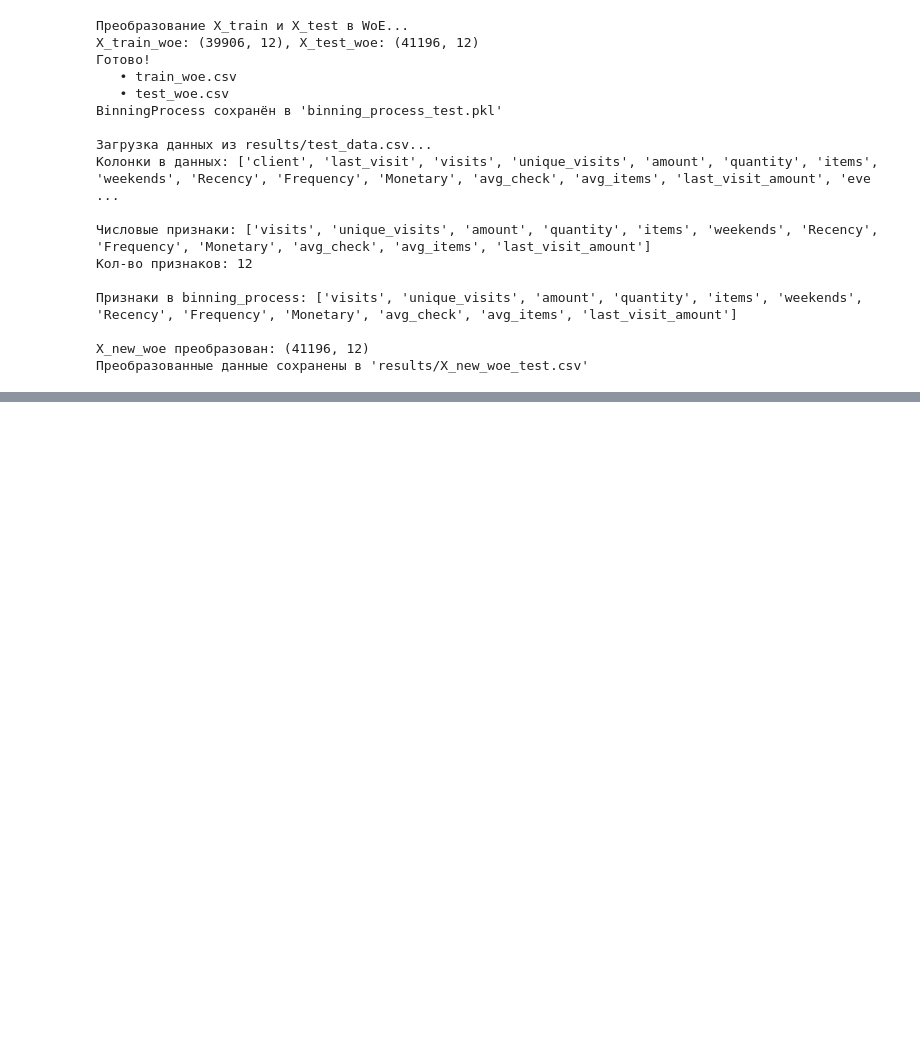
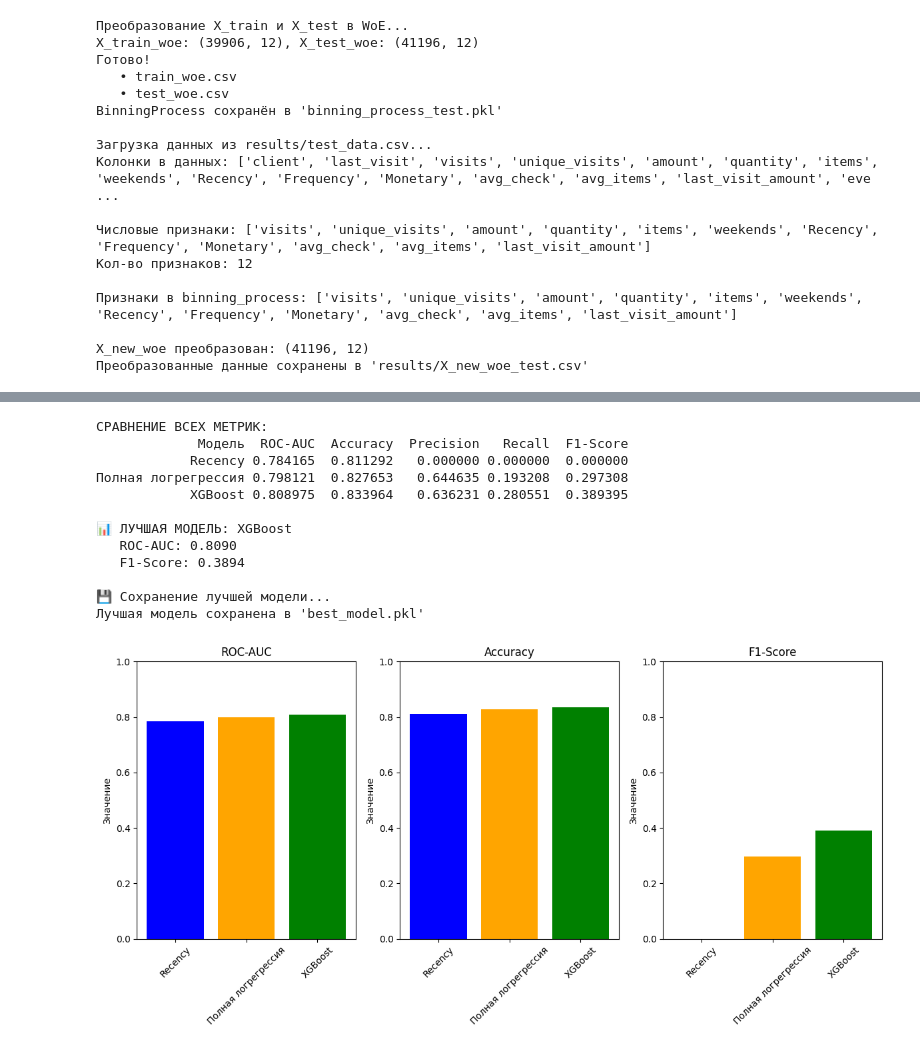
Before and after one commit to glazed-curd/machine_learning, a Jupyter notebook: 7_lab.ipynb, the cells around one changed output, grey strips where cells are left out. Cells and saved outputs as stored; diff of their text form; code cells hidden in the pictures; blank space fills up the shorter version.

```diff
--- a/7_lab.ipynb
+++ b/7_lab.ipynb
@@ -629,0 +1033,66 @@ X_new_woe преобразован: (41196, 12)
+# %%
+print("\n" + "=" * 70)
+print("ЭТАП 5: ВЫВОДЫ И ДОПОЛНИТЕЛЬНЫЕ МЕТРИКИ")
+print("=" * 70)
+
+from sklearn.metrics import accuracy_score, precision_score, recall_score, f1_score
+
+# 1. Сравниваем все метрики
+results = []
+for model_name, y_pred, y_pred_prob in [
+    ('Recency', y_pred_recency, y_pred_prob_recency),
+    ('Полная логрегрессия', y_pred_full, y_pred_prob_full),
+    ('XGBoost', y_pred_xgb, y_pred_prob_xgb)
+]:
+    results.append({
+        'Модель': model_name,
+        'ROC-AUC': roc_auc_score(y_test_models, y_pred_prob),
+        'Accuracy': accuracy_score(y_test_models, y_pred),
+        'Precision': precision_score(y_test_models, y_pred),
+        'Recall': recall_score(y_test_models, y_pred),
+        'F1-Score': f1_score(y_test_models, y_pred)
+    })
+
+results_df = pd.DataFrame(results)
+print("\nСРАВНЕНИЕ ВСЕХ МЕТРИК:")
+print(results_df.to_string(index=False))
+
+# 2. Лучшая модель по ROC-AUC
+best_model_idx = results_df['ROC-AUC'].idxmax()
+best_model = results_df.loc[best_model_idx]
+print(f"\n📊 ЛУЧШАЯ МОДЕЛЬ: {best_model['Модель']}")
+print(f"   ROC-AUC: {best_model['ROC-AUC']:.4f}")
+print(f"   F1-Score: {best_model['F1-Score']:.4f}")
+
+# 3. Сохраняем лучшую модель
+print("\n💾 Сохранение лучшей модели...")
+if best_model['Модель'] == 'Recency':
+    best_model_obj = model_recency
+elif best_model['Модель'] == 'Полная логрегрессия':
+    best_model_obj = model_full
+else:
+    best_model_obj = xgb_model
+
+with open("best_model.pkl", "wb") as f:
+    pickle.dump(best_model_obj, f)
+print("Лучшая модель сохранена в 'best_model.pkl'")
+
+# 4. Графическое сравнение метрик
+metrics_to_plot = ['ROC-AUC', 'Accuracy', 'F1-Score']
+plt.figure(figsize=(12, 6))
+
+for i, metric in enumerate(metrics_to_plot, 1):
+    plt.subplot(1, 3, i)
+    plt.bar(results_df['Модель'], results_df[metric], color=['blue', 'orange', 'green'])
+    plt.title(metric)
+    plt.ylabel('Значение')
+    plt.xticks(rotation=45)
+    plt.ylim([0, 1])
+
+plt.tight_layout()
+plt.show()
+
+print("\n" + "=" * 70)
+print("✅ ВСЕ ЭТАПЫ ЗАВЕРШЕНЫ!")
+print("=" * 70)
+# %% [output]
@@ -629,0 +1102,13 @@ X_new_woe преобразован: (41196, 12)
+СРАВНЕНИЕ ВСЕХ МЕТРИК:
+             Модель  ROC-AUC  Accuracy  Precision   Recall  F1-Score
+            Recency 0.784165  0.811292   0.000000 0.000000  0.000000
+Полная логрегрессия 0.798121  0.827653   0.644635 0.193208  0.297308
+            XGBoost 0.808975  0.833964   0.636231 0.280551  0.389395
+
+📊 ЛУЧШАЯ МОДЕЛЬ: XGBoost
+   ROC-AUC: 0.8090
+   F1-Score: 0.3894
+
+💾 Сохранение лучшей модели...
+Лучшая модель сохранена в 'best_model.pkl'
+[figure, added]
```
Also changed, not shown: parts of 6 cells of this notebook.
